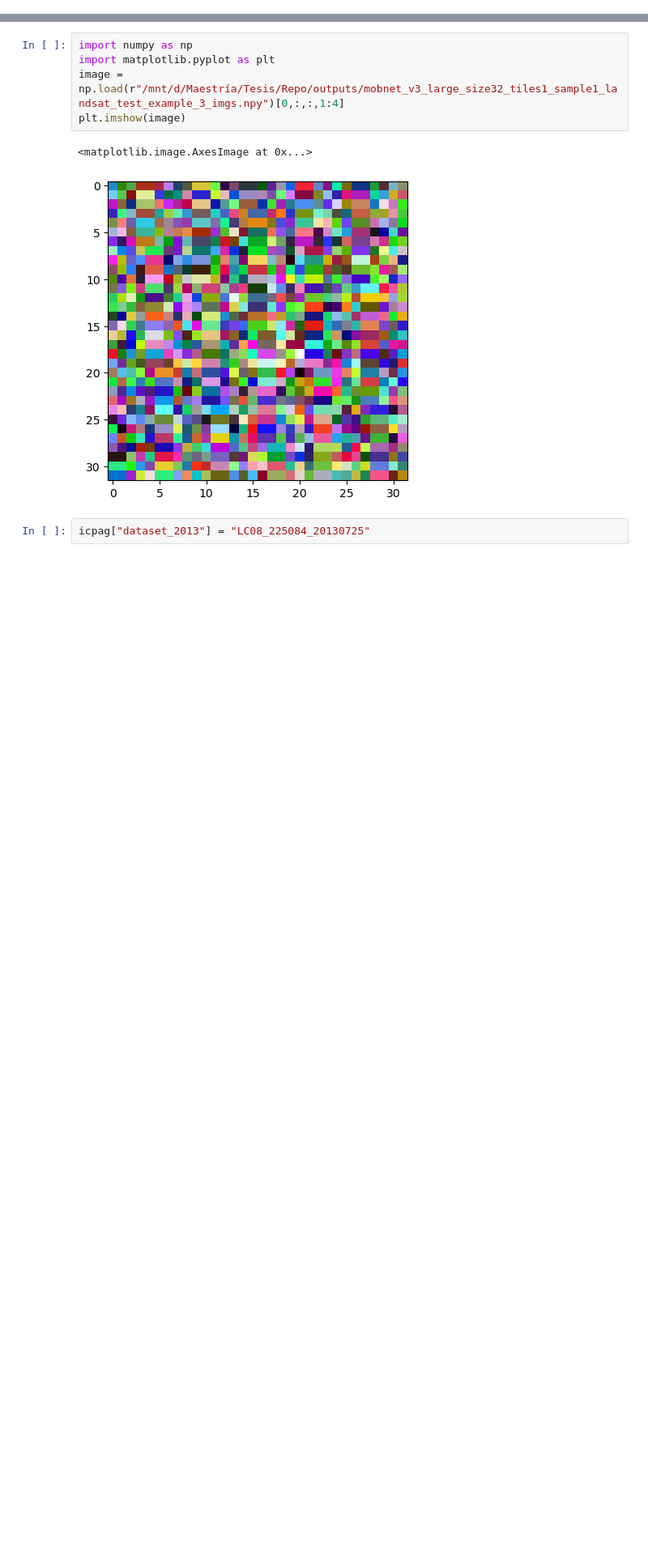
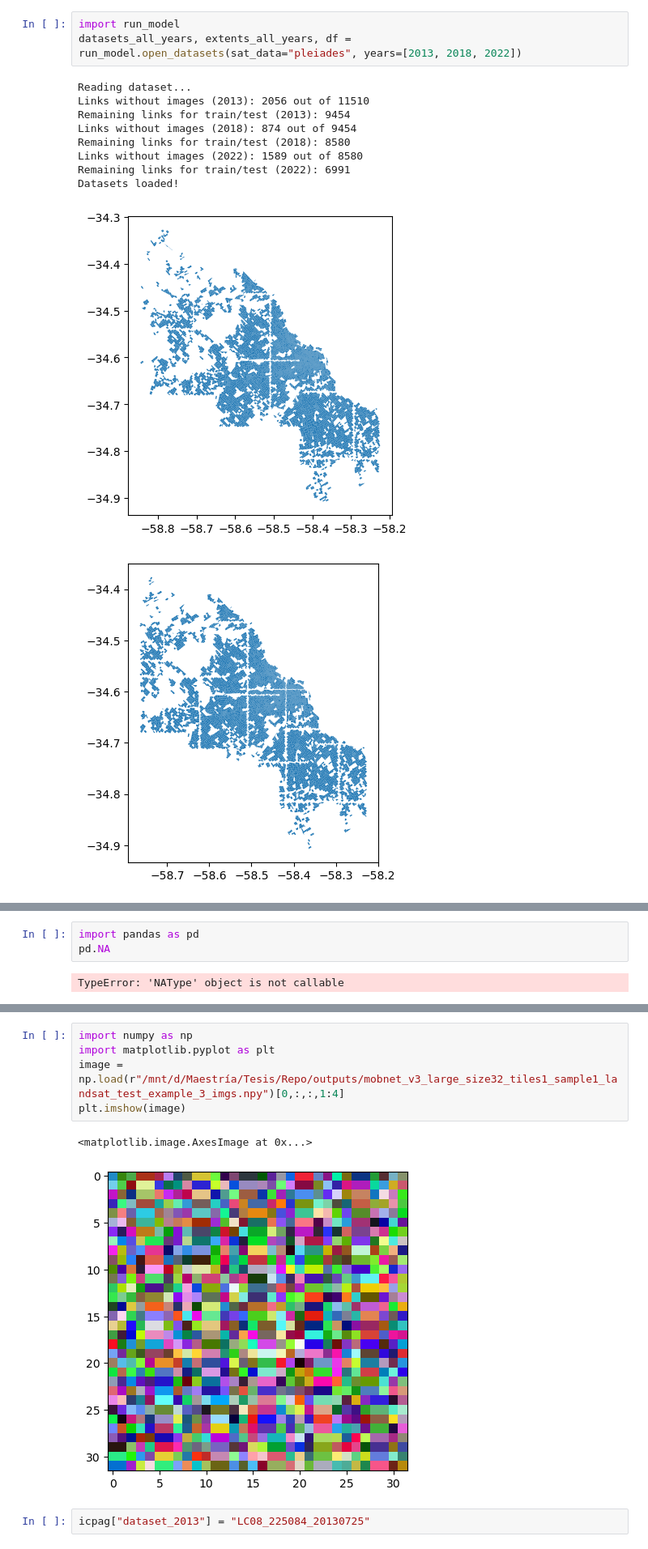
Before and after one commit to Queeno11/Satellite-Imagery-Income-Prediction, a Jupyter notebook: scripts/debug.ipynb, the cells around one changed output, grey strips where cells are left out. Shown at 81% size. Drawn from its saved outputs; the diff is of its cells as text; blank space fills up the shorter version.

Commit message:
Resuelve bug de imagenes faltantes
para radios cenales sin imagenes en algun año

```diff
--- a/scripts/debug.ipynb
+++ b/scripts/debug.ipynb
@@ -6,0 +23,14 @@ KeyboardInterrupt:
+# %%
+import run_model
+datasets_all_years, extents_all_years, df = run_model.open_datasets(sat_data="pleiades", years=[2013, 2018, 2022])
+# %% [output]
+Reading dataset...
+Links without images (2013): 2056 out of 11510
+Remaining links for train/test (2013): 9454
+Links without images (2018): 874 out of 9454
+Remaining links for train/test (2018): 8580
+Links without images (2022): 1589 out of 8580
+Remaining links for train/test (2022): 6991
+Datasets loaded!
+[figure, added]
+[figure, added]
@@ -6,0 +38,5 @@ KeyboardInterrupt:
+# %%
+import pandas as pd
+pd.NA
+# %% [output]
+TypeError: 'NAType' object is not callable
```
Also changed, not shown: parts of 5 cells of this notebook, 2 other files.
